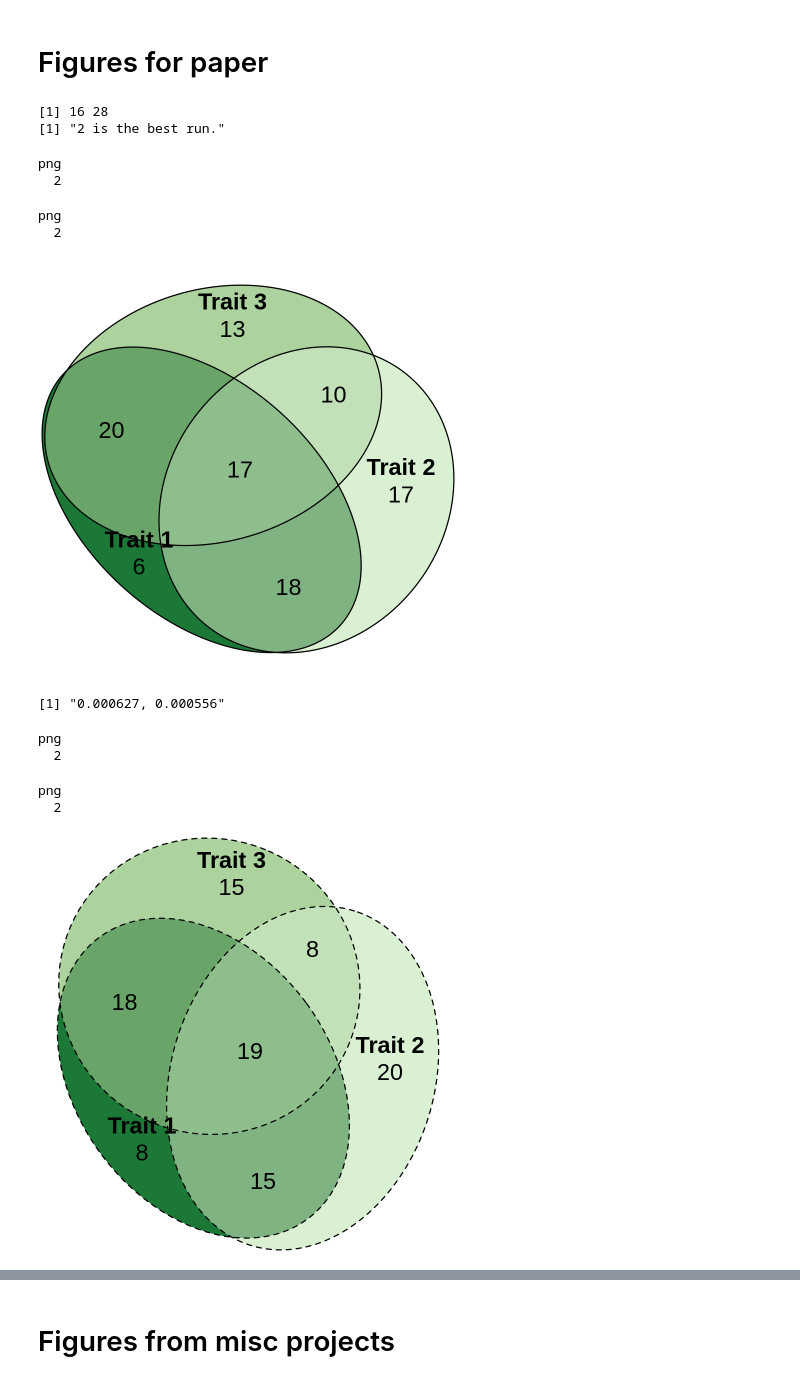
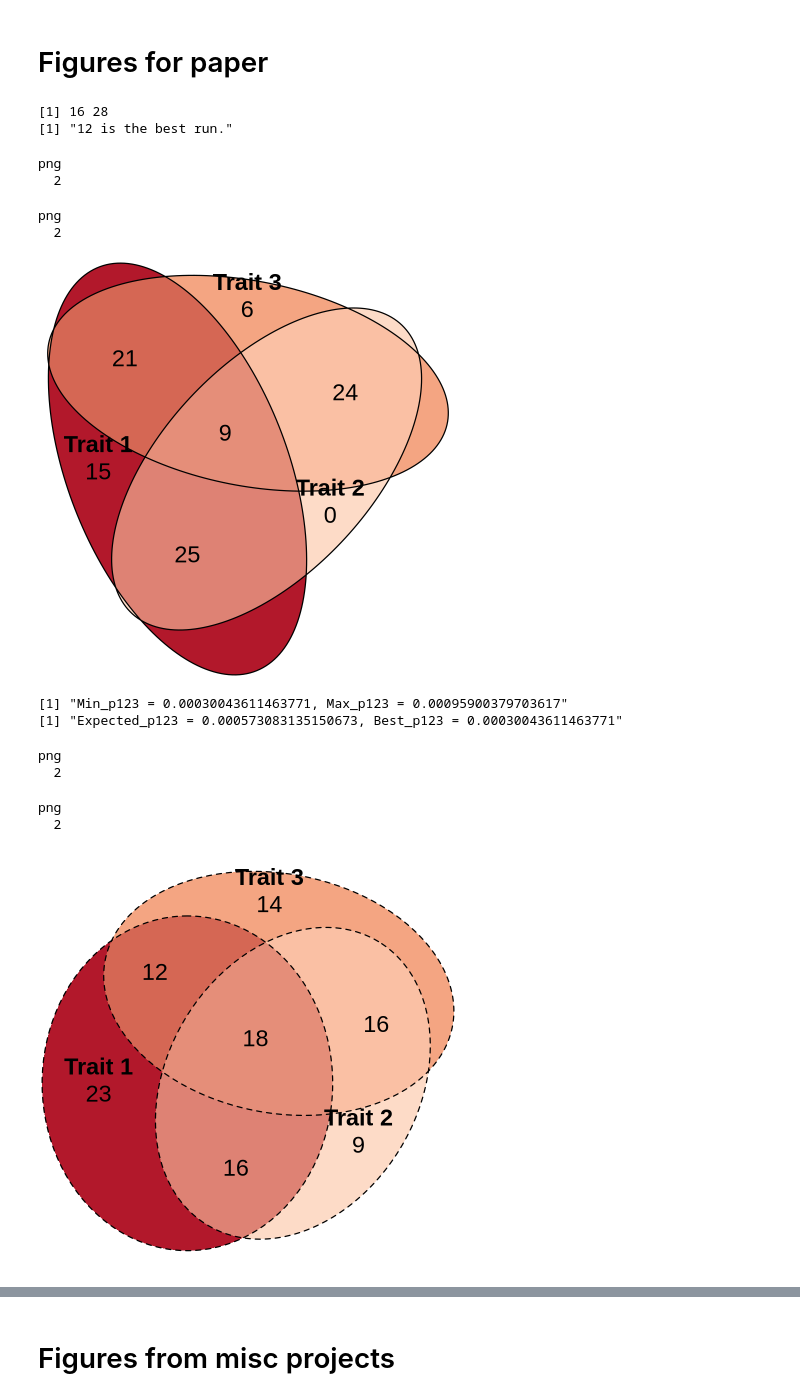
Before and after one commit to precimed/mix3r, a Jupyter notebook: euler.ipynb, the cells around one changed output, grey strips where cells are left out. Saved outputs shown, nothing was run; the diff lists cells and outputs as text; code cells hidden in the pictures.

```diff
--- a/euler.ipynb
+++ b/euler.ipynb
@@ -292,14 +329,14 @@ png
 # Figures for paper
 # %%
 # Figure 1 for paper
-outf_prefix = "figure1"
-scenario = "diffusion"
+outf_prefix = "figure1_dec21"
+scenario = "ring" # diffusion core ring
 fname <- paste0("figures/simu_maf1_",scenario,"2_sep12.parameters.csv")
 labels <- c("Trait 1", "Trait 2", "Trait 3")
 outf_model <- paste0("figures/", outf_prefix, ".", scenario, ".euler.model.draft")
 outf_naive <- paste0("figures/", outf_prefix, ".", scenario, ".euler.naive.draft")
 outf_true <- paste0("figures/", outf_prefix, ".", scenario, ".euler.true.draft")
-colors <- c('#1B7837', '#D9F0D3', '#ACD39E')
+colors <- c('#B2182B', '#FDDBC7', '#F4A582')
 # blue: '#2166AC', '#D1E5F0', '#92C5DE'
 # green: '#1B7837', '#D9F0D3', '#ACD39E'
 # red: '#B2182B', '#FDDBC7', '#F4A582'
@@ -330,7 +367,7 @@ factor = 100 / total
 vec2plot = c("1"=round(factor*p1,0),"2"=round(factor*p2,0),"3"=round(factor*p3,0),"1&2"=round(factor*p12,0),"1&3"=round(factor*p13,0),"2&3"=round(factor*p23,0),"1&2&3"=round(factor*p123,0))
 # %% [output]
 [1] 16 28
-[1] "2 is the best run."
+[1] "12 is the best run."
 # %%
 # Show, don't plot
 label_fontsize = 28
@@ -372,13 +409,16 @@ png
   2
 png
   2
-[figure, old version]
+[figure, new version]
 # %%
 # plot naive expected
-max_p123 = min(best$p_12,best$p_13,best$p_23)
-min_p123 = max(0,best$p_12+best$p_13-best$p_1,best$p_12+best$p_23-best$p_2,best$p_13+best$p_23-best$p_3)
-expected_p123 =  0.5*(min_p123 + max_p123)
-sprintf("%f, %f", expected_p123, best$p_123)
+expected_p123 =  get_p123_with_max_entropy(best$p_1, best$p_2, best$p_3, best$p_12, best$p_13, best$p_23)
+print(paste0("Expected_p123 = ", expected_p123, ", Best_p123 = ", best$p_123))
+
+#max_p123 = min(best$p_12,best$p_13,best$p_23)
+#min_p123 = max(0,best$p_12+best$p_13-best$p_1,best$p_12+best$p_23-best$p_2,best$p_13+best$p_23-best$p_3)
+#expected_p123 =  0.5*(min_p123 + max_p123)
+#sprintf("%f, %f", expected_p123, best$p_123)
 
 acceptable_negative_gap = 1E-6
 p1 <- best$p_1 - best$p_12 - best$p_13 + expected_p123
@@ -406,35 +446,36 @@ plot(fit,
      fills = list(fill=colors, alpha=alpha),
      labels = list(labels=labels, col="black", fontsize=label_fontsize),
      edges = list(col=edge_color, lex=2),
      lty = edge_lty,
      quantities = list(type="counts", cex=1, fontsize=number_fontsize)) # quantities=c("3","3","3","2","2","2","1")
 
 # Plot
 png(filename=paste0(outf_naive,".png"), width=600, height=600, units="px", pointsize=12, bg="transparent", res=NA)
 plot(fit,
      fills = list(fill=colors, alpha=alpha),
      labels = list(labels=labels, col="black", fontsize=label_fontsize),
      edges = list(col=edge_color, lex=2),
      lty = edge_lty,
      quantities = list(type="counts", cex=1, fontsize=number_fontsize))
 dev.off()
 
 ## Plot
 svg(filename=paste0(outf_naive,".svg"), onefile=TRUE)
 plot(fit,
      fills = list(fill=colors, alpha=alpha),
      labels = list(labels=labels, col="black", fontsize=label_fontsize),
      edges = list(col=edge_color, lex=2),
      lty = edge_lty,
      quantities = list(type="counts", cex=1, fontsize=number_fontsize))
 dev.off()
 # %% [output]
-[1] "0.000627, 0.000556"
+[1] "Min_p123 = 0.00030043611463771, Max_p123 = 0.00095900379703617"
+[1] "Expected_p123 = 0.000573083135150673, Best_p123 = 0.00030043611463771"
 png
   2
 png
   2
-[figure, old version]
+[figure, new version]
 # %%
 # True
 p1 = total/7
```
Also changed, not shown: parts of 18 cells of this notebook, 3 other files.
